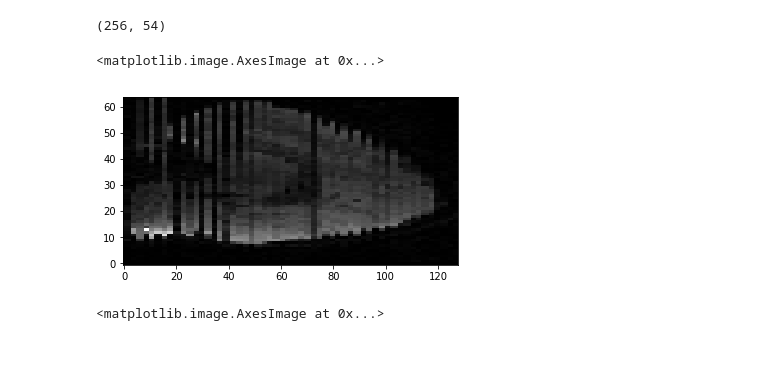
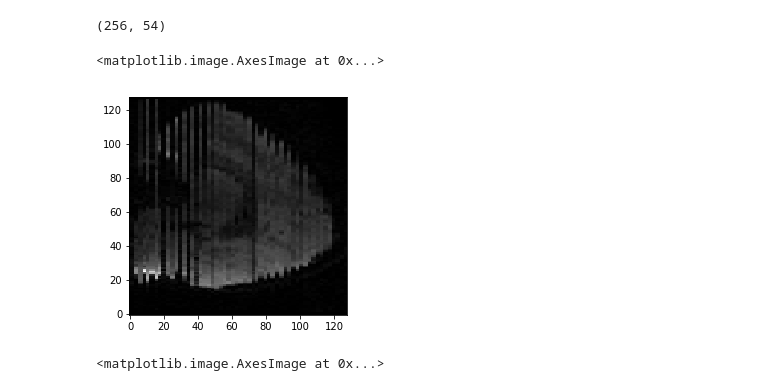
Before and after one commit to oscarychen/brAInzViewer, a Jupyter notebook: playground/NiBabelTutorial.ipynb, the cells around one changed output. Cells and saved outputs as stored; diff of their text form; code cells hidden in the pictures; blank space fills up the shorter version.

```diff
--- a/playground/NiBabelTutorial.ipynb
+++ b/playground/NiBabelTutorial.ipynb
@@ -225,11 +225,11 @@ slice_0.shape
 (256, 54)
 # %%
 import cv2
-resized = cv2.resize(slice_0, (128, 64), interpolation = cv2.INTER_NEAREST)
+resized = cv2.resize(slice_0, (128, 128), interpolation = cv2.INTER_NEAREST)
 plt.imshow(resized, cmap='gray', origin='lower')
 # %% [output]
 <matplotlib.image.AxesImage at 0x...>
-[figure, old version]
+[figure, new version]
 # %%
 resized = cv2.resize(slice_0, (128, 64), interpolation = cv2.INTER_LINEAR)
 plt.imshow(resized, cmap='gray', origin='lower')
```
Also changed, not shown: parts of 1 cell of this notebook, 5 other files.
